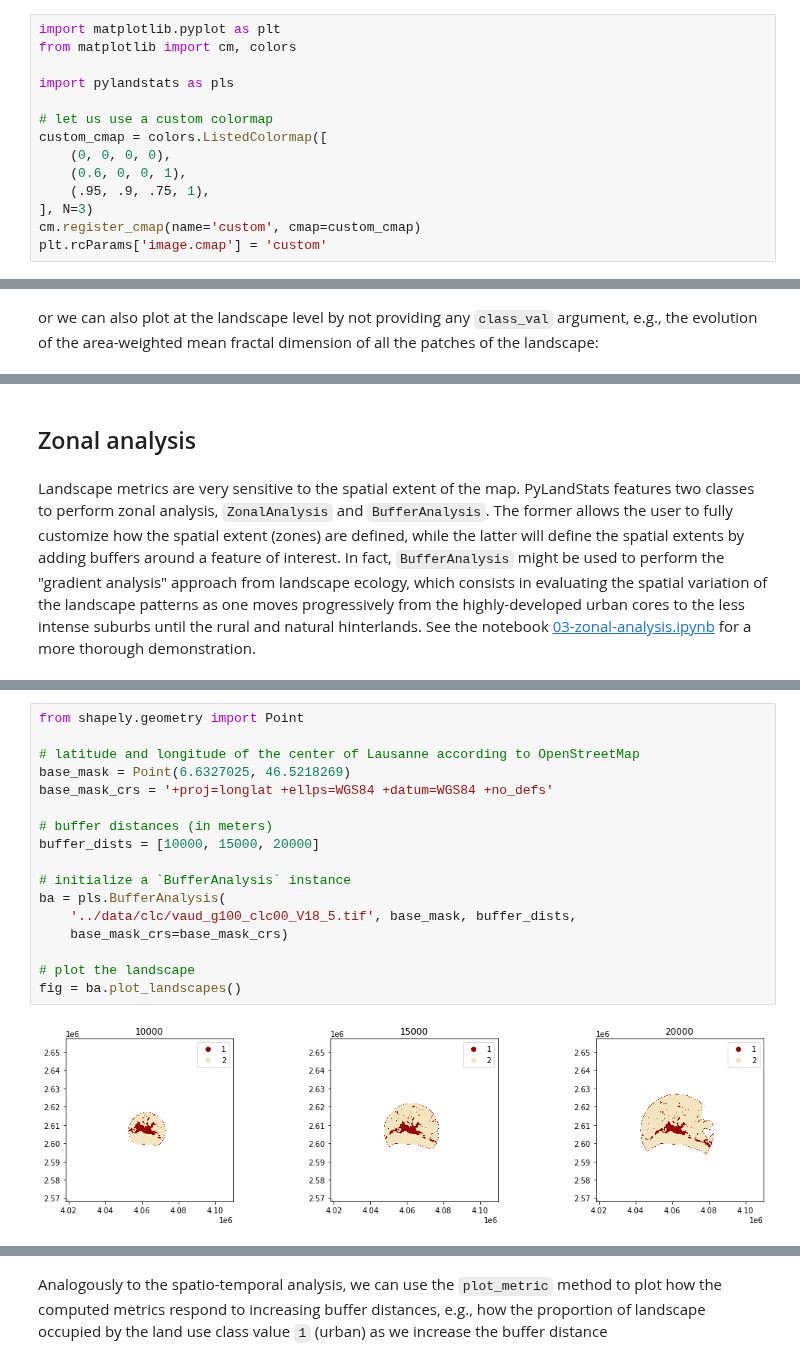
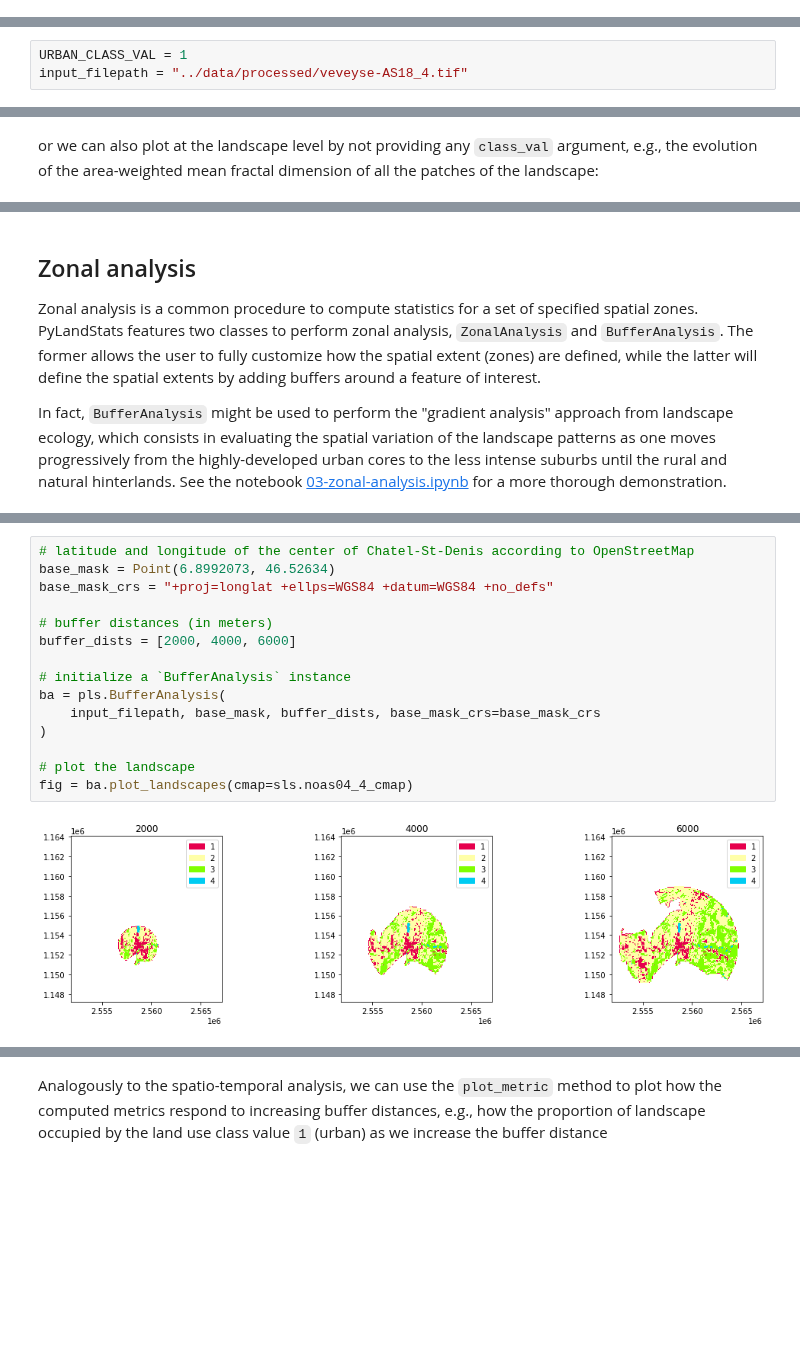
Before and after one commit to martibosch/pylandstats-notebooks, a Jupyter notebook: notebooks/00-overview.ipynb, the cells around one changed output, grey strips where cells are left out. Cells and saved outputs as stored; diff of their text form; blank space fills up the shorter version.

```diff
--- a/notebooks/00-overview.ipynb
+++ b/notebooks/00-overview.ipynb
@@ -1,16 +1,2 @@
 # %% [markdown]
 # Overview of PyLandStats
-# %%
-import matplotlib.pyplot as plt
-from matplotlib import cm, colors
-
-import pylandstats as pls
-
-# let us use a custom colormap
-custom_cmap = colors.ListedColormap([
-    (0, 0, 0, 0),
-    (0.6, 0, 0, 1),
-    (.95, .9, .75, 1),
-], N=3)
-cm.register_cmap(name='custom', cmap=custom_cmap)
-plt.rcParams['image.cmap'] = 'custom'
@@ -20,2 +15,5 @@ plt.rcParams['image.cmap'] = 'custom'
 We can load landscapes from raster files and compute pandas data frames of patch, class and landscape level. See the notebook [01-landscape-analysis.ipynb](https://github.com/martibosch/pylandstats-notebooks/blob/master/notebooks/01-landscape-analysis.ipynb) for more thorough demonstration.
+# %%
+URBAN_CLASS_VAL = 1
+input_filepath = "../data/processed/veveyse-AS18_4.tif"
 # %%
@@ -103,29 +110,28 @@ sta.plot_metric('fractal_dimension_am')
-# %% [markdown]
-## Zonal analysis
 # %% [markdown]
-Landscape metrics are very sensitive to the spatial extent of the map. PyLandStats features two classes to perform zonal analysis, `ZonalAnalysis` and `BufferAnalysis`. The former allows the user to fully customize how the spatial extent (zones) are defined, while the latter will define the spatial extents by adding buffers around a feature of interest.
+## Zonal analysis
+
+Zonal analysis is a common procedure to compute statistics for a set of specified spatial zones. PyLandStats features two classes to perform zonal analysis, `ZonalAnalysis` and `BufferAnalysis`. The former allows the user to fully customize how the spatial extent (zones) are defined, while the latter will define the spatial extents by adding buffers around a feature of interest.
+
 In fact, `BufferAnalysis` might be used to perform the "gradient analysis" approach from landscape ecology, which consists in evaluating the spatial variation of the landscape patterns as one moves progressively from the highly-developed urban cores to the less intense suburbs until the rural and natural hinterlands. See the notebook [03-zonal-analysis.ipynb](https://github.com/martibosch/pylandstats-notebooks/blob/master/notebooks/03-zonal-analysis.ipynb) for a more thorough demonstration.
 # %% [markdown]
 <a id='zonal-analysis'></a>
 # %%
-from shapely.geometry import Point
-
-# latitude and longitude of the center of Lausanne according to OpenStreetMap
-base_mask = Point(6.6327025, 46.5218269)
-base_mask_crs = '+proj=longlat +ellps=WGS84 +datum=WGS84 +no_defs'
+# latitude and longitude of the center of Chatel-St-Denis according to OpenStreetMap
+base_mask = Point(6.8992073, 46.52634)
+base_mask_crs = "+proj=longlat +ellps=WGS84 +datum=WGS84 +no_defs"
 
 # buffer distances (in meters)
-buffer_dists = [10000, 15000, 20000]
+buffer_dists = [2000, 4000, 6000]
 
 # initialize a `BufferAnalysis` instance
 ba = pls.BufferAnalysis(
-    '../data/clc/vaud_g100_clc00_V18_5.tif', base_mask, buffer_dists,
-    base_mask_crs=base_mask_crs)
+    input_filepath, base_mask, buffer_dists, base_mask_crs=base_mask_crs
+)
 
 # plot the landscape
-fig = ba.plot_landscapes()
+fig = ba.plot_landscapes(cmap=sls.noas04_4_cmap)
 # %% [output]
-[figure, old version]
+[figure, new version]
 # %%
 ba.compute_class_metrics_df()
 # %% [output]
```
Also changed, not shown: parts of 28 cells of this notebook, 34 other files.
